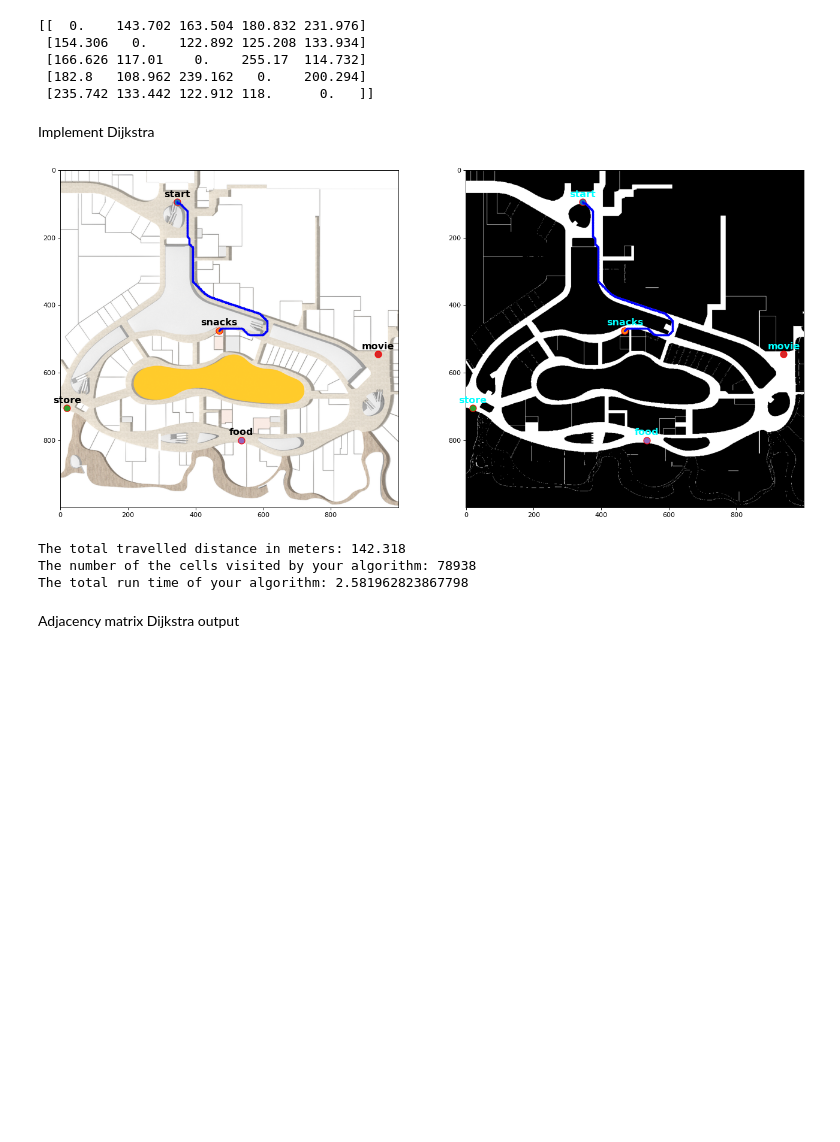
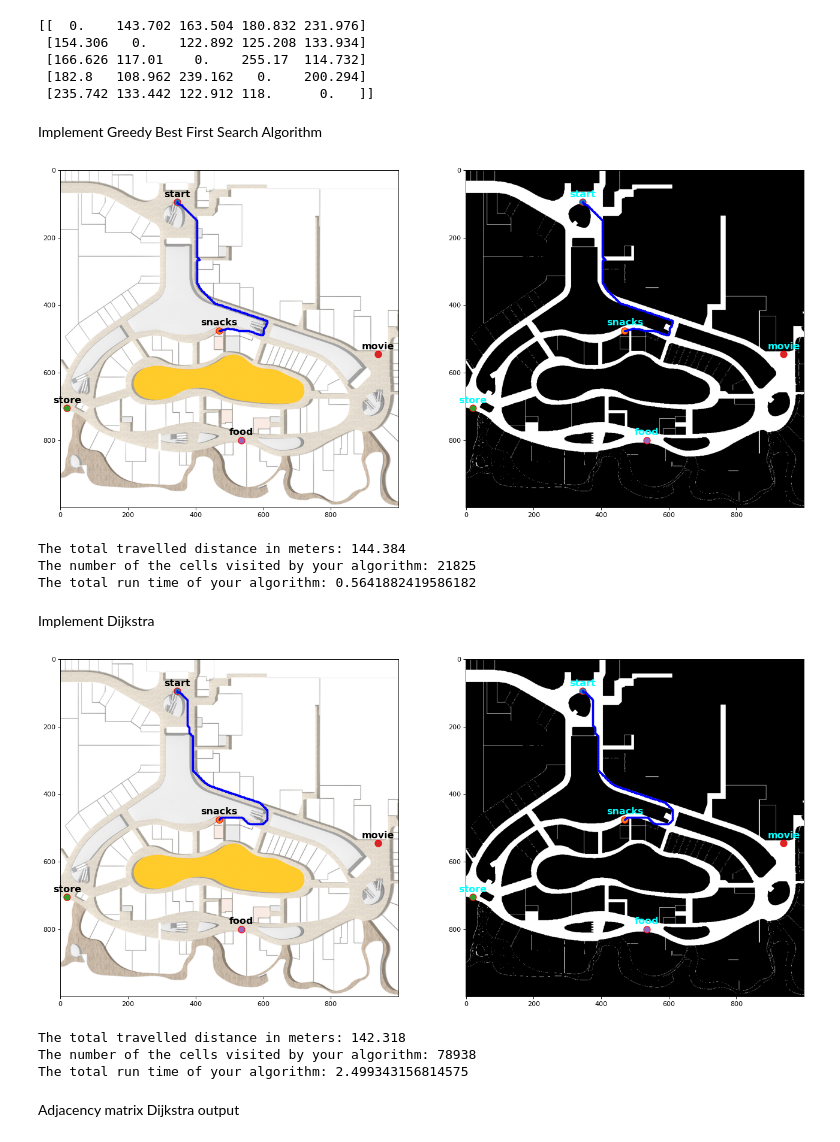
Before and after one commit to Chronobreakk/ME5413_Homework3_Planning, a Jupyter notebook: homework3.ipynb, the cells around one changed output. Saved outputs shown, nothing was run; the diff lists cells and outputs as text; code cells hidden in the pictures; blank space fills up the shorter version.

```diff
--- a/homework3.ipynb
+++ b/homework3.ipynb
@@ -208,6 +211,54 @@ print(matrix)
  [166.626 117.01    0.    255.17  114.732]
  [182.8   108.962 239.162   0.    200.294]
  [235.742 133.442 122.912 118.      0.   ]]
+# %% [markdown]
+Implement Greedy Best First Search Algorithm
+# %%
+def gbfs(start, goal, map_data):
+    start_time = time.time()
+    open_set = []
+    heapq.heappush(open_set, (0, start))
+    came_from = {}
+    g_score = {start: 0}
+    f_score = {start: h(start, goal)}
+    visited_nodes = 0
+    obstacle_map = grid_map.copy()
+
+    while open_set:
+        current = heapq.heappop(open_set)[1]
+        visited_nodes += 1
+
+        if current == goal:
+            path = reconstruct_path(came_from, current)
+            return path, g_score[current], visited_nodes, time.time() - start_time
+
+        for neighbor in get_neighbour(current, map_data, obstacle_map):
+            tentative_g_score = g_score[current] + cost(current, neighbor)
+            if neighbor not in g_score or tentative_g_score < g_score[neighbor]:
+                came_from[neighbor] = current
+                g_score[neighbor] = tentative_g_score
+                f_score[neighbor] = h(neighbor, goal)  # Only use heuristic function h(n) for GBFS
+                heapq.heappush(open_set, (f_score[neighbor], neighbor))
+
+    return None
+
+# Run the GBFS algorithm
+start = tuple(locations['start'])
+goal = tuple(locations['snacks'])
+path, distance, visited_nodes, run_time = gbfs(start, goal, grid_map)
+
+# Plot the path
+plot_path(path, locations, floor_plan, grid_map_img)
+
+# Print the results
+print("The total travelled distance in meters:", round(distance,3))
+print("The number of the cells visited by your algorithm:", visited_nodes)
+print("The total run time of your algorithm:", run_time)
+# %% [output]
+[figure, added]
+The total travelled distance in meters: 144.384
+The number of the cells visited by your algorithm: 21825
+The total run time of your algorithm: 0.5641882419586182
 # %% [markdown]
  Implement Dijkstra
 # %%
@@ -244,18 +295,7 @@ goal = tuple(locations['snacks'])
 path, distance, visited_nodes, run_time = dijkstra(start, goal,grid_map)
 
 # Plot the path
-plt.figure(figsize=(20, 10), dpi=80)
-plt.subplot(1,2,1)
-plt.imshow(floor_plan)
-plot_locations(locations)
-for node in path:
-    plt.plot(node[0], node[1], marker="o", markersize=2, markeredgecolor="blue")
-plt.subplot(1,2,2)
-plt.imshow(grid_map_img, cmap='gray')
-plot_locations(locations, color='cyan')
-for node in path:
-    plt.plot(node[0], node[1], marker="o", markersize=2, markeredgecolor="blue")
-plt.show()
+plot_path(path, locations, floor_plan, grid_map_img)
 
 # Print the results
 print("The total travelled distance in meters:", round(distance,3))
@@ -265,7 +305,7 @@ print("The total run time of your algorithm:", run_time)
 [figure]
 The total travelled distance in meters: 142.318
 The number of the cells visited by your algorithm: 78938
-The total run time of your algorithm: 2.581962823867798
+The total run time of your algorithm: 2.499343156814575
 # %% [markdown]
 Adjacency matrix  Dijkstra output
 # %%
```
Also changed, not shown: parts of 1 cell of this notebook.
